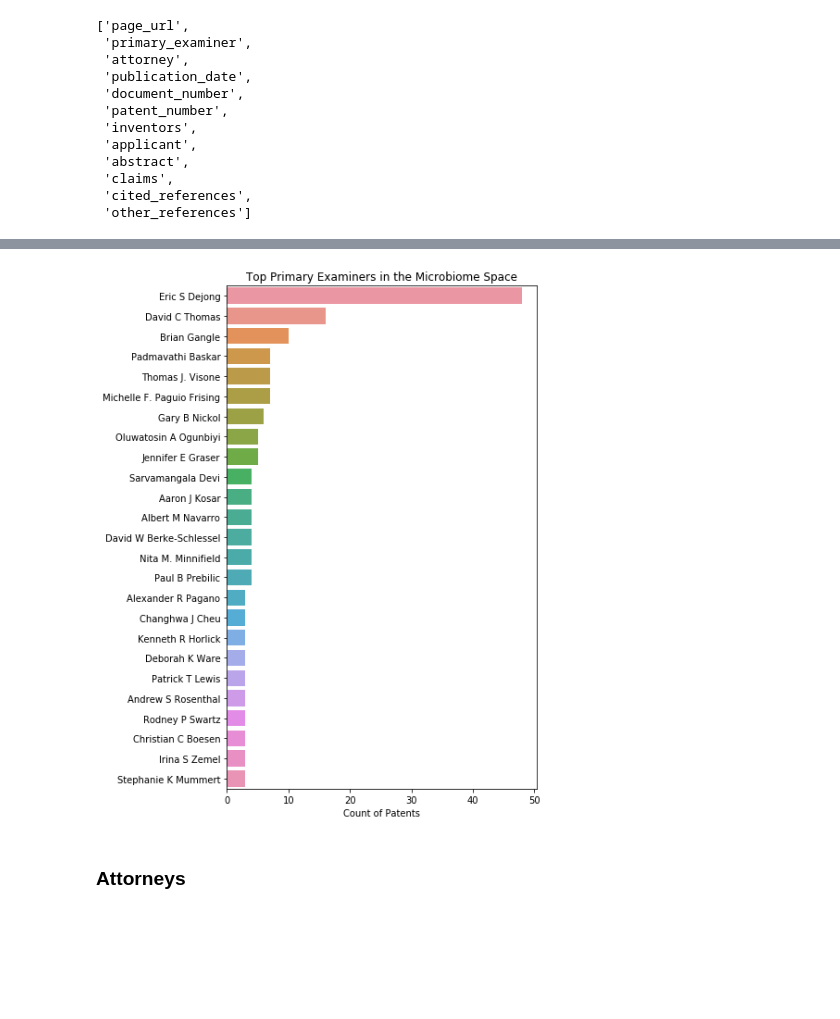
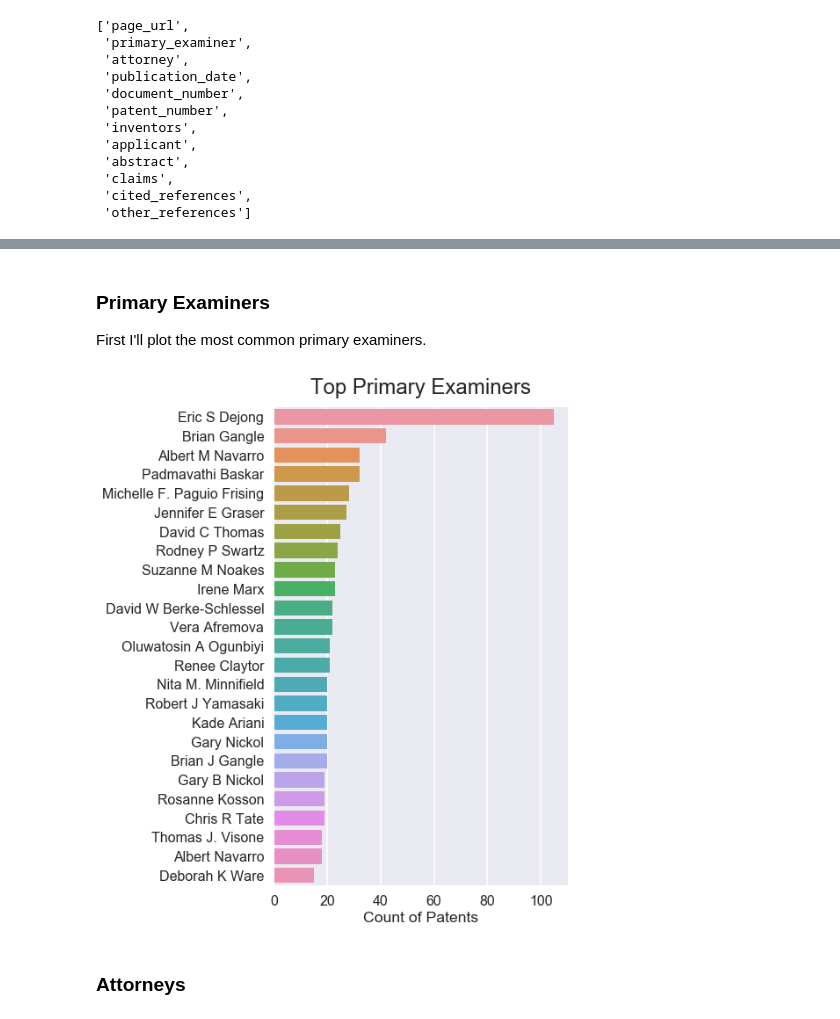
Before and after one commit to mrtoronto/patent_scraper_analysis, a Jupyter notebook: patent_analysis.ipynb, the cells around one changed output, grey strips where cells are left out. Drawn from its saved outputs; the diff is of its cells as text; code cells hidden in the pictures; blank space fills up the shorter version.

```diff
--- a/patent_analysis.ipynb
+++ b/patent_analysis.ipynb
@@ -14,8 +19,0 @@ from nltk.tokenize import word_tokenize
-# %%
-in_path = 'test1k'
-with open(f'{in_path}.json', 'r') as f:
-    patent_data = json.load(f)
-
-patent_nres = [float(i) for i in list(patent_data.keys())]
-
-print(f'Minimum patent result number : {min(patent_nres)}\nMaximum patent result number : {max(patent_nres)}')
@@ -24,0 +20,3 @@ Maximum patent result number : 400.0
+# %%
+plt.style.use('seaborn-poster')
+sns.color_palette('pastel')
@@ -24,0 +34,19 @@ Maximum patent result number : 400.0
+# %%
+
+in_paths = ['microbiome_patents', 'probiotic_patents']
+if (len(in_paths) == 1) or (isinstance(in_paths, str)):
+    with open(f'{in_path}.json', 'r') as f:
+        patent_data = json.load(f)
+elif len(in_paths) > 1:
+    patent_data = {}
+    for in_path in in_paths:
+        with open(f'{in_path}.json', 'r') as f:
+            tmp_data = json.load(f)
+        patent_data.update(tmp_data)
+
+patent_ids = [i for i in list(patent_data.keys())]
+terms = [i.split('_')[0] for i in patent_ids]
+print('Terms found in the data include:', set(terms), '\n')
+for term in set(terms):
+    term_ids = [i.split('_')[1] for i in patent_ids if i.split('_')[0] == term]
+    print(f'Minimum {term} patent result number : {min(term_ids)}\nMaximum {term} patent result number : {max(term_ids)}')
@@ -72,18 +131,23 @@ plt.show()
+# %% [markdown]
+### Primary Examiners
+
+First I'll plot the most common primary examiners.
 # %%
 PEs = [i['primary_examiner'] for i in patent_data.values()]
 PEs = [i.split('; ')[1] + ' ' + i.split('; ')[0] for i in PEs]
 PEs_count = dict(collections.Counter(PEs))
 n = 25
 top_PE_list = sorted(PEs_count, key=PEs_count.get, reverse=True)[:n]
 top_PEcount_list = [PEs_count[i] for i in top_PE_list]
 
-fig = plt.figure(figsize=(6,10))
+fig = plt.figure(figsize=(6,10), facecolor='white')
 sns.barplot(top_PEcount_list, top_PE_list)
-plt.title('Top Primary Examiners in the Microbiome Space')
+sns.despine()
+plt.title('Top Primary Examiners', fontsize=24, pad=15)
 plt.xlabel('Count of Patents')
 plt.show()
 # %% [output]
-[figure, old version]
+[figure, new version]
 # %% [markdown]
 ### Attorneys
 # %%
```
Also changed, not shown: parts of 44 cells of this notebook.
